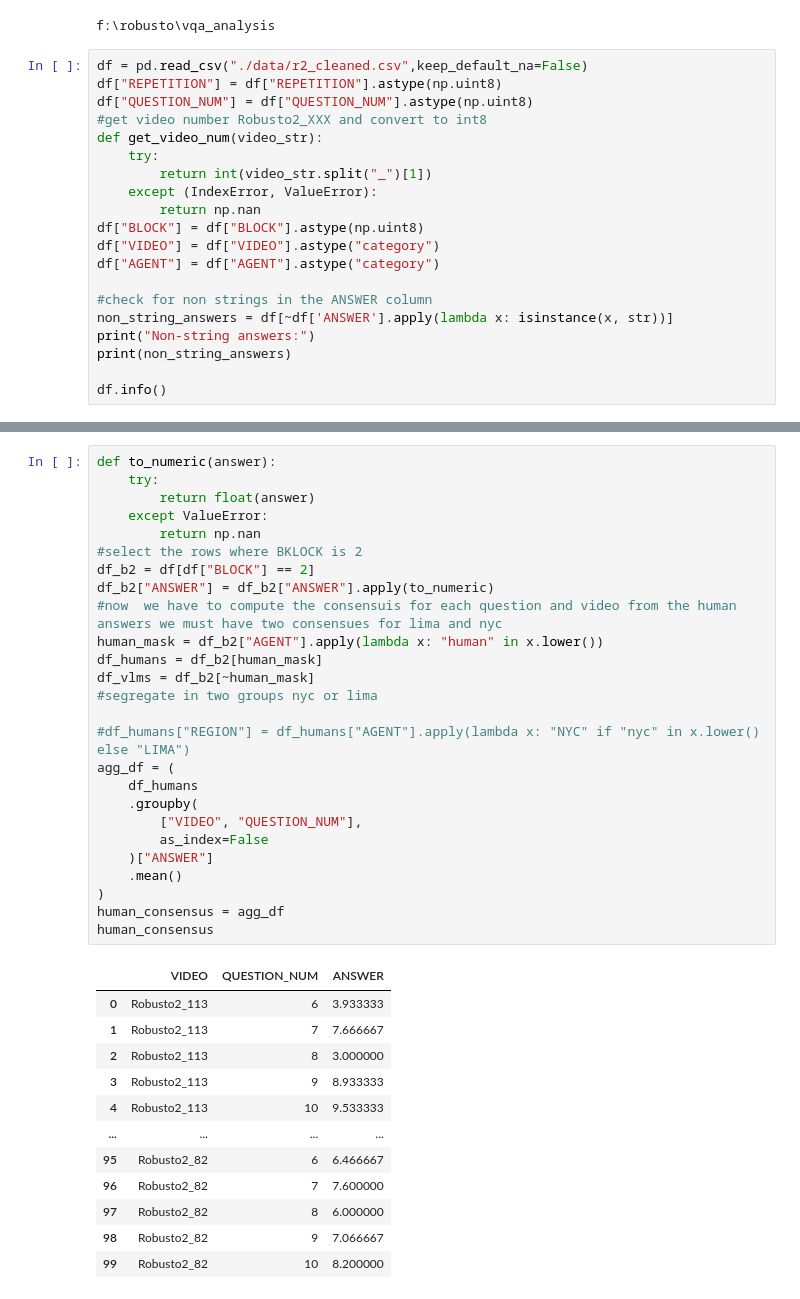
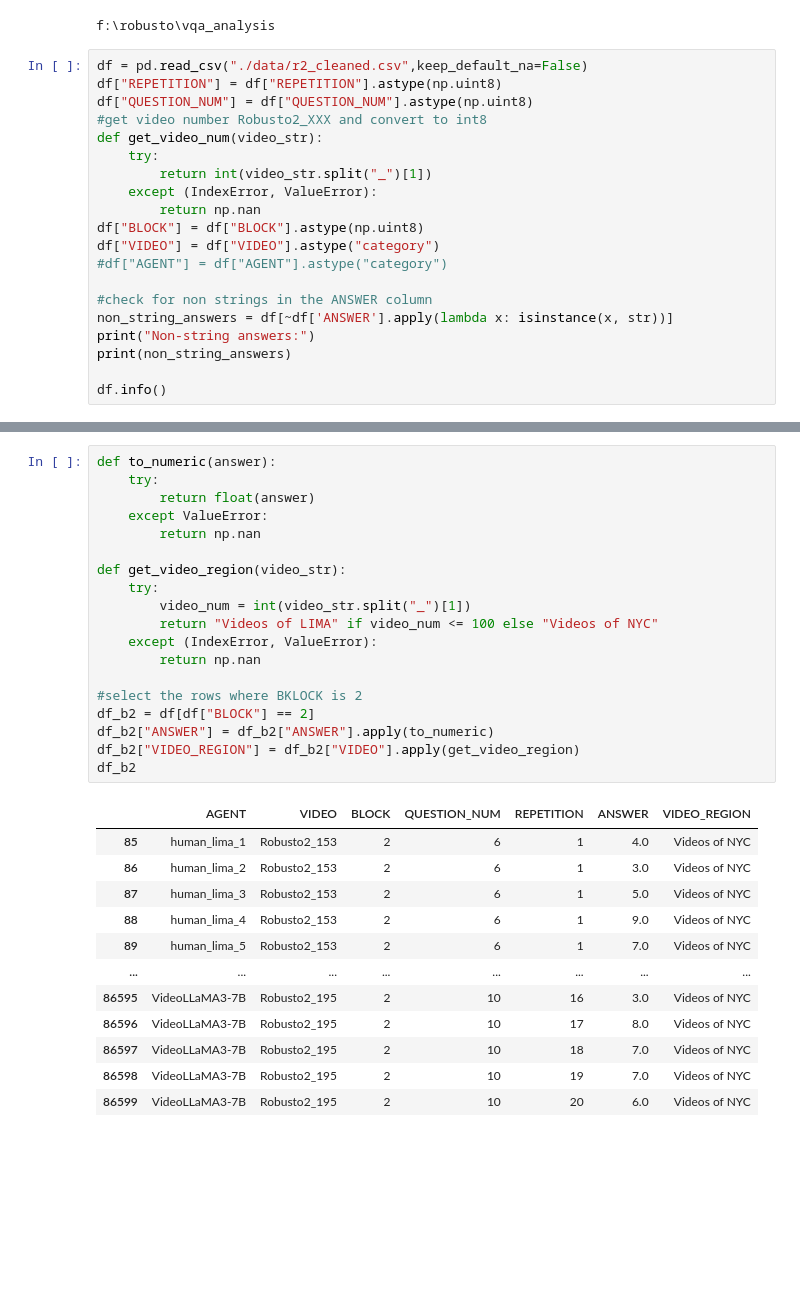
Before and after one commit to marcelochincha/vqa_analysis, a Jupyter notebook: src/notebook_tests/bias_tests.ipynb, the cells around one changed output, grey strips where cells are left out. Saved outputs shown, nothing was run; the diff lists cells and outputs as text; blank space fills up the shorter version.

```diff
--- a/src/notebook_tests/bias_tests.ipynb
+++ b/src/notebook_tests/bias_tests.ipynb
@@ -22,7 +22,7 @@ def get_video_num(video_str):
         return np.nan
 df["BLOCK"] = df["BLOCK"].astype(np.uint8)
 df["VIDEO"] = df["VIDEO"].astype("category")
-df["AGENT"] = df["AGENT"].astype("category")
+#df["AGENT"] = df["AGENT"].astype("category")
 
 #check for non strings in the ANSWER column
 non_string_answers = df[~df['ANSWER'].apply(lambda x: isinstance(x, str))]
@@ -51,39 +51,32 @@ memory usage: 9.0 MB
 # %%
 def to_numeric(answer):
     try:
         return float(answer)
     except ValueError:
         return np.nan
+
+def get_video_region(video_str):
+    try:
+        video_num = int(video_str.split("_")[1])
+        return "Videos of LIMA" if video_num <= 100 else "Videos of NYC"
+    except (IndexError, ValueError):
+        return np.nan
+
 #select the rows where BKLOCK is 2
 df_b2 = df[df["BLOCK"] == 2]
 df_b2["ANSWER"] = df_b2["ANSWER"].apply(to_numeric)
-#now  we have to compute the consensuis for each question and video from the human answers we must have two consensues for lima and nyc
-human_mask = df_b2["AGENT"].apply(lambda x: "human" in x.lower())
-df_humans = df_b2[human_mask]
-df_vlms = df_b2[~human_mask]
-#segregate in two groups nyc or lima
-
-#df_humans["REGION"] = df_humans["AGENT"].apply(lambda x: "NYC" if "nyc" in x.lower() else "LIMA")
-agg_df = (
-    df_humans
-    .groupby(
-        ["VIDEO", "QUESTION_NUM"],
-        as_index=False
-    )["ANSWER"]
-    .mean()
-)
-human_consensus = agg_df
-human_consensus
+df_b2["VIDEO_REGION"] = df_b2["VIDEO"].apply(get_video_region)
+df_b2
 # %% [output]
-|  | VIDEO | QUESTION_NUM | ANSWER |
-| 0 | Robusto2_113 | 6 | 3.933333 |
-| 1 | Robusto2_113 | 7 | 7.666667 |
-| 2 | Robusto2_113 | 8 | 3.000000 |
-| 3 | Robusto2_113 | 9 | 8.933333 |
-| 4 | Robusto2_113 | 10 | 9.533333 |
-| ... | ... | ... | ... |
-| 95 | Robusto2_82 | 6 | 6.466667 |
-| 96 | Robusto2_82 | 7 | 7.600000 |
-| 97 | Robusto2_82 | 8 | 6.000000 |
-| 98 | Robusto2_82 | 9 | 7.066667 |
-| 99 | Robusto2_82 | 10 | 8.200000 |
+|  | AGENT | VIDEO | BLOCK | QUESTION_NUM | REPETITION | ANSWER | VIDEO_REGION |
+| 85 | human_lima_1 | Robusto2_153 | 2 | 6 | 1 | 4.0 | Videos of NYC |
+| 86 | human_lima_2 | Robusto2_153 | 2 | 6 | 1 | 3.0 | Videos of NYC |
+| 87 | human_lima_3 | Robusto2_153 | 2 | 6 | 1 | 5.0 | Videos of NYC |
+| 88 | human_lima_4 | Robusto2_153 | 2 | 6 | 1 | 9.0 | Videos of NYC |
+| 89 | human_lima_5 | Robusto2_153 | 2 | 6 | 1 | 7.0 | Videos of NYC |
+| ... | ... | ... | ... | ... | ... | ... | ... |
+| 86595 | VideoLLaMA3-7B | Robusto2_195 | 2 | 10 | 16 | 3.0 | Videos of NYC |
+| 86596 | VideoLLaMA3-7B | Robusto2_195 | 2 | 10 | 17 | 8.0 | Videos of NYC |
+| 86597 | VideoLLaMA3-7B | Robusto2_195 | 2 | 10 | 18 | 7.0 | Videos of NYC |
+| 86598 | VideoLLaMA3-7B | Robusto2_195 | 2 | 10 | 19 | 7.0 | Videos of NYC |
+| 86599 | VideoLLaMA3-7B | Robusto2_195 | 2 | 10 | 20 | 6.0 | Videos of NYC |
```
Also changed, not shown: parts of 17 cells of this notebook, 31 other files.
